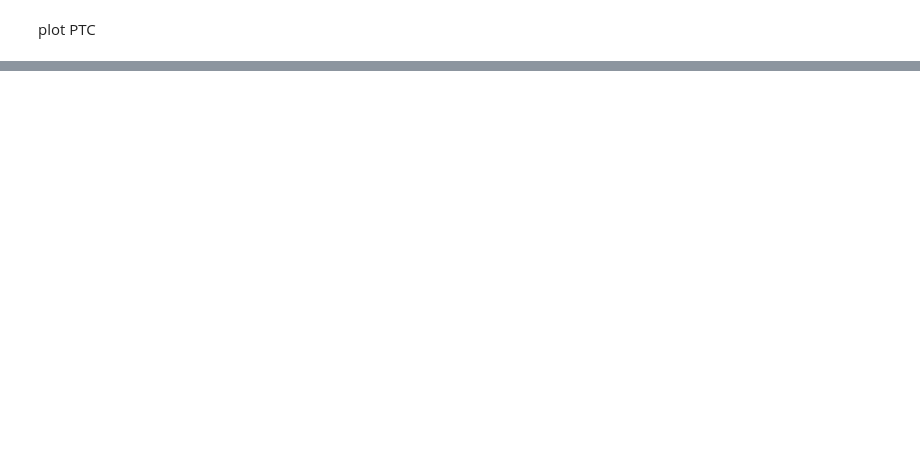
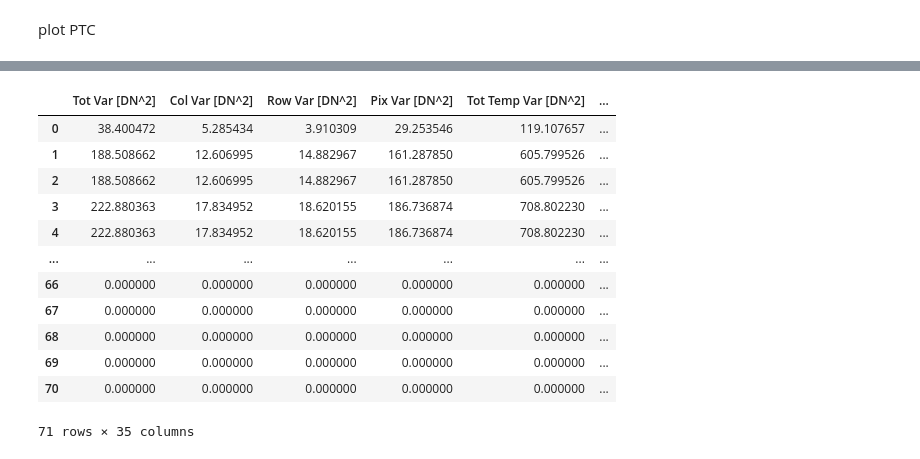
Before and after one commit to kstr0/ams_jetcis_software, a Jupyter notebook: ams_jetcis/notebooks/illuminated_ptc.ipynb, the cells around one changed output, grey strips where cells are left out. Saved outputs shown, nothing was run; the diff lists cells and outputs as text; code cells hidden in the pictures; blank space fills up the shorter version.

```diff
--- a/ams_jetcis/notebooks/illuminated_ptc.ipynb
+++ b/ams_jetcis/notebooks/illuminated_ptc.ipynb
@@ -213,0 +152,19 @@ fig.show()
+# %%
+stats_df = ptc.get_stats(images=ptclist,
+df=df_both)
+# %%
+stats_df
+# %% [output]
+|  | Tot Var [DN^2] | Col Var [DN^2] | Row Var [DN^2] | Pix Var [DN^2] | Tot Temp Var [DN^2] | ... |
+| 0 | 38.400472 | 5.285434 | 3.910309 | 29.253546 | 119.107657 | ... |
+| 1 | 188.508662 | 12.606995 | 14.882967 | 161.287850 | 605.799526 | ... |
+| 2 | 188.508662 | 12.606995 | 14.882967 | 161.287850 | 605.799526 | ... |
+| 3 | 222.880363 | 17.834952 | 18.620155 | 186.736874 | 708.802230 | ... |
+| 4 | 222.880363 | 17.834952 | 18.620155 | 186.736874 | 708.802230 | ... |
+| ... | ... | ... | ... | ... | ... | ... |
+| 66 | 0.000000 | 0.000000 | 0.000000 | 0.000000 | 0.000000 | ... |
+| 67 | 0.000000 | 0.000000 | 0.000000 | 0.000000 | 0.000000 | ... |
+| 68 | 0.000000 | 0.000000 | 0.000000 | 0.000000 | 0.000000 | ... |
+| 69 | 0.000000 | 0.000000 | 0.000000 | 0.000000 | 0.000000 | ... |
+| 70 | 0.000000 | 0.000000 | 0.000000 | 0.000000 | 0.000000 | ... |
+71 rows × 35 columns
```
Also changed, not shown: parts of 15 cells of this notebook, 3 other files.
